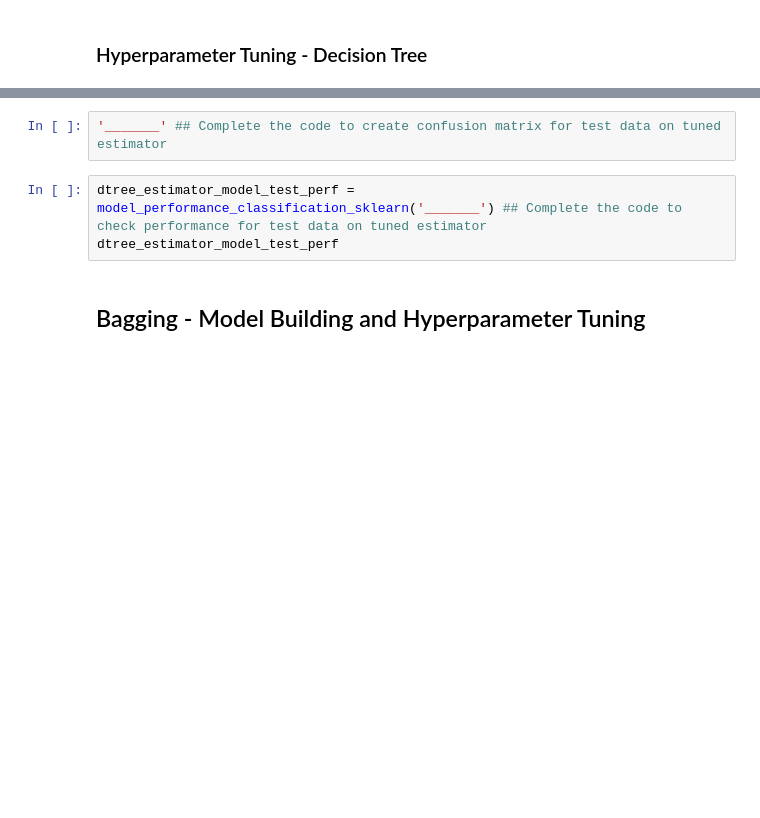
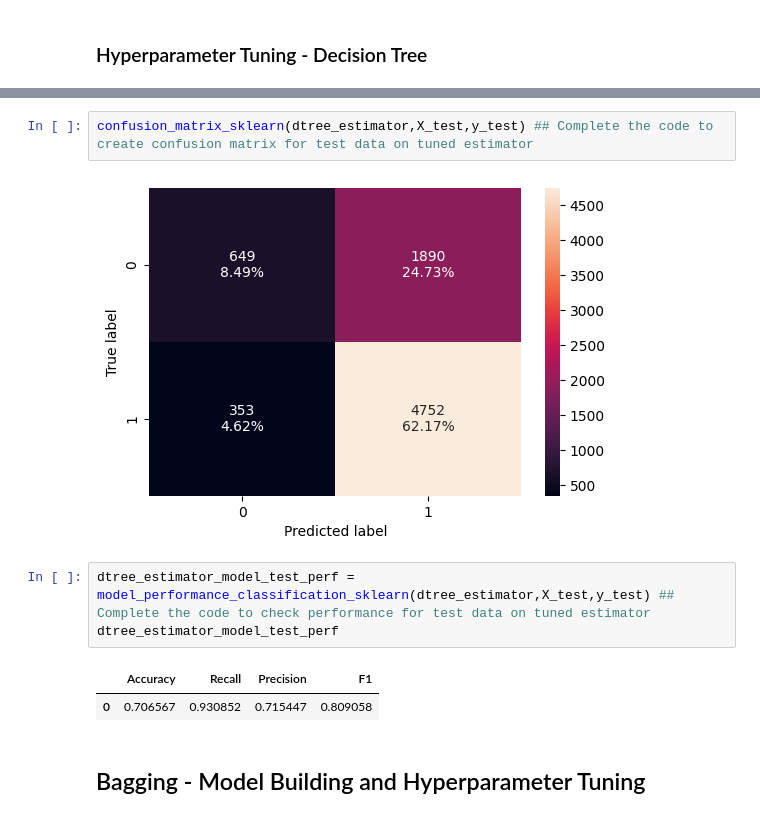
Before and after one commit to Mahal09/Python, a Jupyter notebook: DSBA_Project_EasyVisa_LowCode.ipynb, the cells around one changed output, grey strips where cells are left out. Cells and saved outputs as stored; diff of their text form; blank space fills up the shorter version.

```diff
--- a/DSBA_Project_EasyVisa_LowCode.ipynb
+++ b/DSBA_Project_EasyVisa_LowCode.ipynb
@@ -816,8 +849,13 @@ dtree_estimator_model_train_perf
 # %%
-'_______' ## Complete the code to create confusion matrix for test data on tuned estimator
+confusion_matrix_sklearn(dtree_estimator,X_test,y_test) ## Complete the code to create confusion matrix for test data on tuned estimator
+# %% [output]
+[figure, added]
 # %%
-dtree_estimator_model_test_perf = model_performance_classification_sklearn('_______') ## Complete the code to check performance for test data on tuned estimator
+dtree_estimator_model_test_perf = model_performance_classification_sklearn(dtree_estimator,X_test,y_test) ## Complete the code to check performance for test data on tuned estimator
 dtree_estimator_model_test_perf
+# %% [output]
+|  | Accuracy | Recall | Precision | F1 |
+| 0 | 0.706567 | 0.930852 | 0.715447 | 0.809058 |
 # %% [markdown]
 ## Bagging - Model Building and Hyperparameter Tuning
 # %% [markdown]
```
Also changed, not shown: parts of 57 cells of this notebook.
